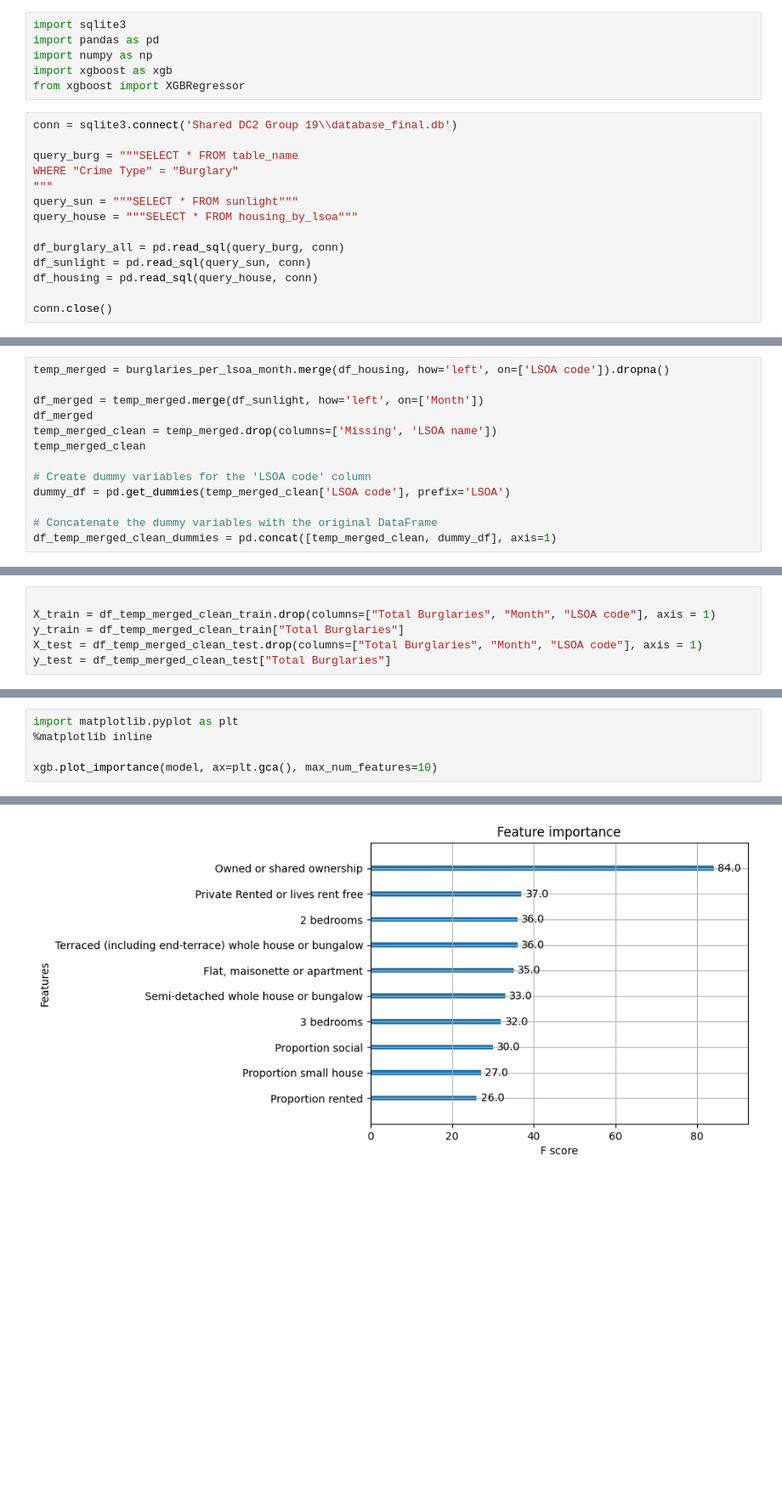
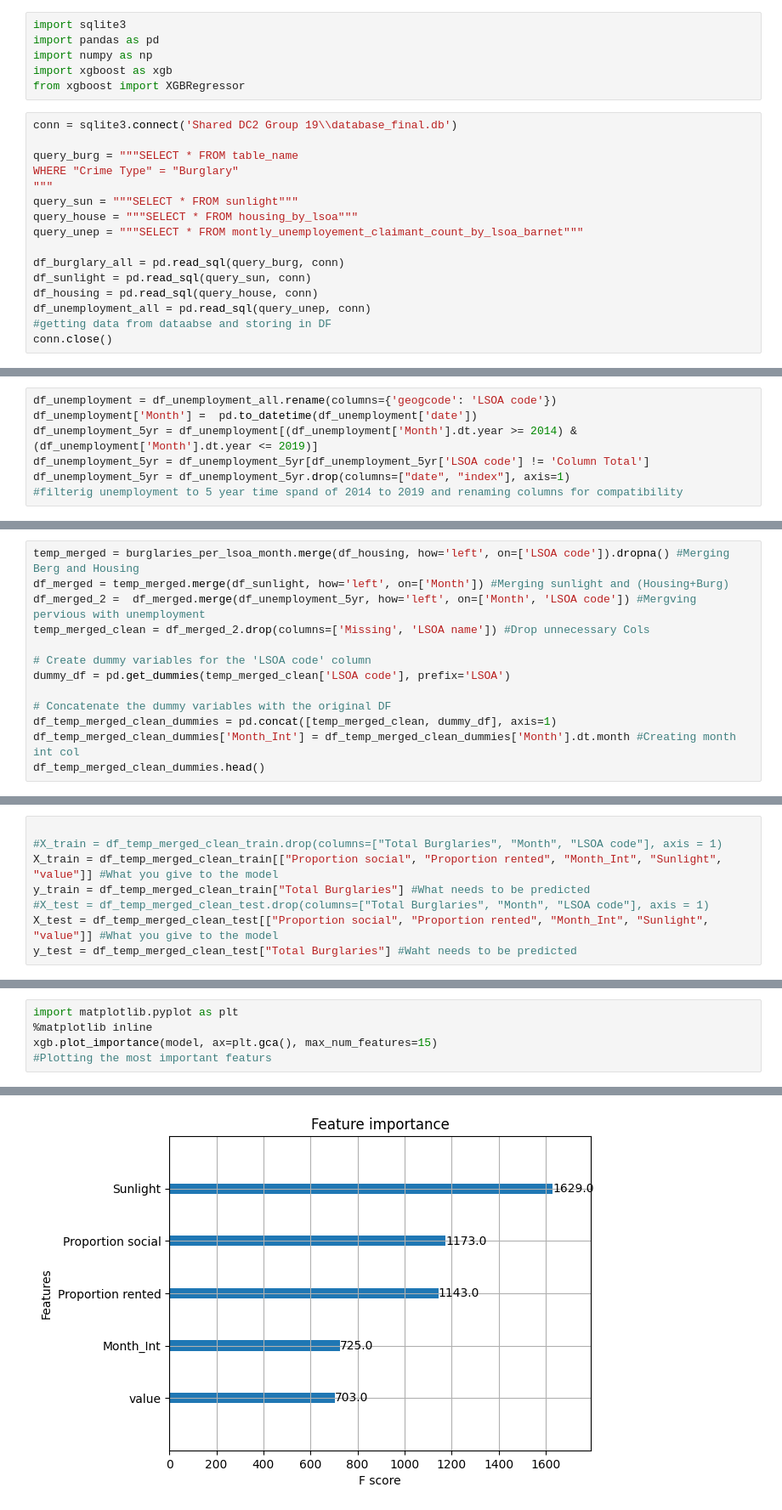
Before and after one commit to DC2-G19/policeResourceAllocation, a Jupyter notebook: XGBoost_test.ipynb, the cells around one changed output, grey strips where cells are left out. Shown at 85% size. Drawn from its saved outputs; the diff is of its cells as text; blank space fills up the shorter version.

Commit message:
XGBoost test, comments added. Reqires opt. Requires DB as input

```diff
--- a/XGBoost_test.ipynb
+++ b/XGBoost_test.ipynb
@@ -12,9 +12,11 @@ WHERE "Crime Type" = "Burglary"
 """
 query_sun = """SELECT * FROM sunlight"""
 query_house = """SELECT * FROM housing_by_lsoa"""
+query_unep = """SELECT * FROM montly_unemployement_claimant_count_by_lsoa_barnet"""
 
 df_burglary_all = pd.read_sql(query_burg, conn)
 df_sunlight = pd.read_sql(query_sun, conn)
 df_housing = pd.read_sql(query_house, conn)
-
+df_unemployment_all = pd.read_sql(query_unep, conn)
+#getting data from dataabse and storing in DF
 conn.close()
@@ -26,2 +23,9 @@ df_burglary = pd.read_csv(file_path)"""
+# %%
+df_unemployment = df_unemployment_all.rename(columns={'geogcode': 'LSOA code'})
+df_unemployment['Month'] =  pd.to_datetime(df_unemployment['date'])
+df_unemployment_5yr = df_unemployment[(df_unemployment['Month'].dt.year >= 2014) & (df_unemployment['Month'].dt.year <= 2019)]
+df_unemployment_5yr = df_unemployment_5yr[df_unemployment_5yr['LSOA code'] != 'Column Total']
+df_unemployment_5yr = df_unemployment_5yr.drop(columns=["date", "index"], axis=1)
+#filterig unemployment to 5 year time spand of 2014 to 2019 and renaming columns for compatibility
 # %%
 df_burglary = df_burglary_all.drop(columns=['Reported by', 'Falls within']).dropna()
@@ -87,13 +59,13 @@ burglaries_per_lsoa_month.head()
 # %%
-temp_merged = burglaries_per_lsoa_month.merge(df_housing, how='left', on=['LSOA code']).dropna()
-
-df_merged = temp_merged.merge(df_sunlight, how='left', on=['Month'])
-df_merged
-temp_merged_clean = temp_merged.drop(columns=['Missing', 'LSOA name'])
-temp_merged_clean
+temp_merged = burglaries_per_lsoa_month.merge(df_housing, how='left', on=['LSOA code']).dropna() #Merging Berg and Housing
+df_merged = temp_merged.merge(df_sunlight, how='left', on=['Month']) #Merging sunlight and (Housing+Burg)
+df_merged_2 =  df_merged.merge(df_unemployment_5yr, how='left', on=['Month', 'LSOA code']) #Mergving pervious with unemployment
+temp_merged_clean = df_merged_2.drop(columns=['Missing', 'LSOA name']) #Drop unnecessary Cols
 
 # Create dummy variables for the 'LSOA code' column
 dummy_df = pd.get_dummies(temp_merged_clean['LSOA code'], prefix='LSOA')
 
-# Concatenate the dummy variables with the original DataFrame
+# Concatenate the dummy variables with the original DF
 df_temp_merged_clean_dummies = pd.concat([temp_merged_clean, dummy_df], axis=1)
+df_temp_merged_clean_dummies['Month_Int'] = df_temp_merged_clean_dummies['Month'].dt.month #Creating month int col
+df_temp_merged_clean_dummies.head()
@@ -119,9 +84,11 @@ df_temp_merged_clean_test
 # %%
 
-X_train = df_temp_merged_clean_train.drop(columns=["Total Burglaries", "Month", "LSOA code"], axis = 1)
-y_train = df_temp_merged_clean_train["Total Burglaries"]
-X_test = df_temp_merged_clean_test.drop(columns=["Total Burglaries", "Month", "LSOA code"], axis = 1)
-y_test = df_temp_merged_clean_test["Total Burglaries"]
+#X_train = df_temp_merged_clean_train.drop(columns=["Total Burglaries", "Month", "LSOA code"], axis = 1)
+X_train = df_temp_merged_clean_train[["Proportion social", "Proportion rented", "Month_Int", "Sunlight", "value"]] #What you give to the model
+y_train = df_temp_merged_clean_train["Total Burglaries"] #What needs to be predicted
+#X_test = df_temp_merged_clean_test.drop(columns=["Total Burglaries", "Month", "LSOA code"], axis = 1)
+X_test = df_temp_merged_clean_test[["Proportion social", "Proportion rented", "Month_Int", "Sunlight", "value"]] #What you give to the model
+y_test = df_temp_merged_clean_test["Total Burglaries"] #Waht needs to be predicted
 # %%
 model = XGBRegressor()
 model.fit(X_train, y_train)
@@ -140,10 +108,10 @@ XGBRegressor(base_score=None, booster=None, callbacks=None,
 # %%
 import matplotlib.pyplot as plt
 %matplotlib inline
-
-xgb.plot_importance(model, ax=plt.gca(), max_num_features=10)
+xgb.plot_importance(model, ax=plt.gca(), max_num_features=15)
+#Plotting the most important featurs
 # %% [output]
 <AxesSubplot: title={'center': 'Feature importance'}, xlabel='F score', ylabel='Features'>
-[figure, old version]
+[figure, new version]
 # %%
 pred_train = model.predict(X_train)
```
Also changed, not shown: parts of 12 cells of this notebook.
